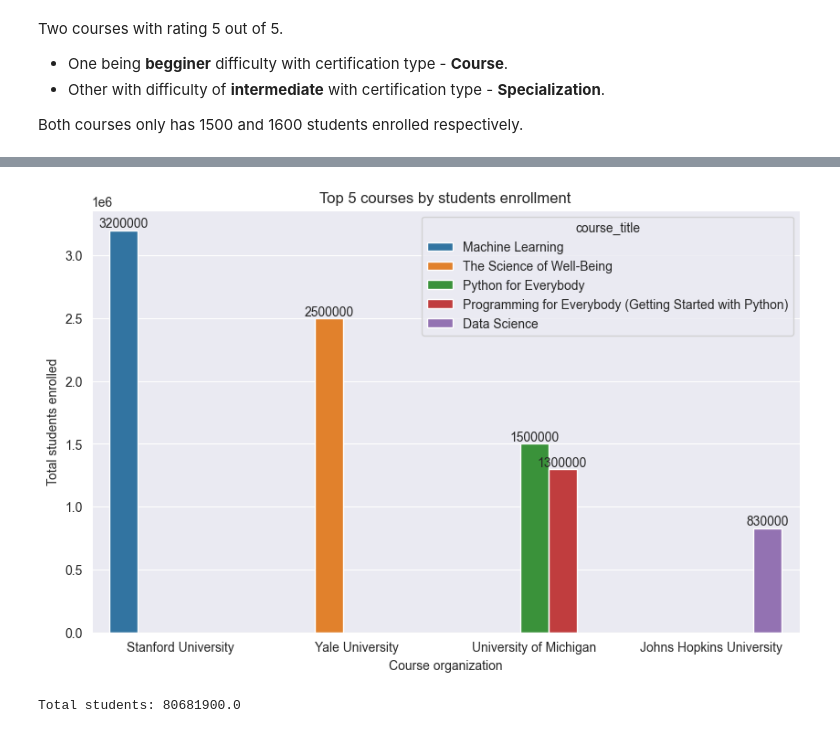
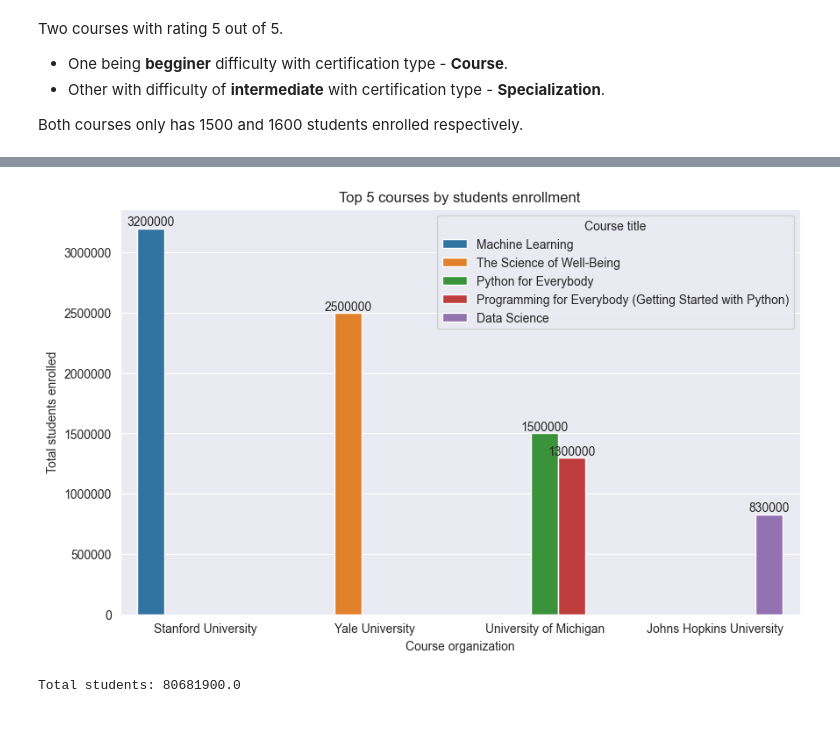
Before and after one commit to Rauzis/datavisual, a Jupyter notebook: Datavisual.ipynb, the cells around one changed output, grey strips where cells are left out. Drawn from its saved outputs; the diff is of its cells as text; code cells hidden in the pictures.

```diff
--- a/Datavisual.ipynb
+++ b/Datavisual.ipynb
@@ -169,18 +171,21 @@ top5
 # %%
 plt.figure(figsize=(10, 6))
 sns.set_style("darkgrid")
 
 top_cour = sns.barplot(data=top5, x="course_organization", y="course_students_enrolled", hue="course_title")
 plt.title("Top 5 courses by students enrollment")
 plt.xlabel("Course organization")
 plt.ylabel("Total students enrolled")
+plt.legend(title="Course title")
 
 for container in top_cour.containers:
     top_cour.bar_label(container, fmt="%d", label_type="edge")
 
+plt.gca().yaxis.set_major_formatter(FuncFormatter(lambda x, _: f"{x/1:.0f}"))
+
 plt.show()
 # %% [output]
-[figure, old version]
+[figure, new version]
 # %%
 print("Total students:", df.course_students_enrolled.sum())
 # %% [output]
```
Also changed, not shown: parts of 10 cells of this notebook.
